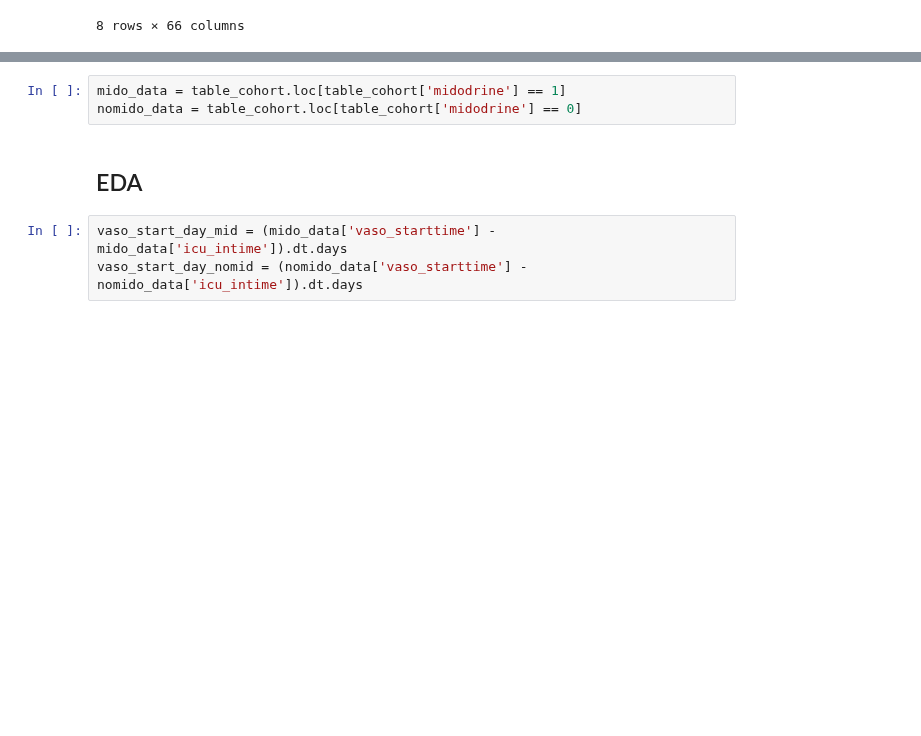
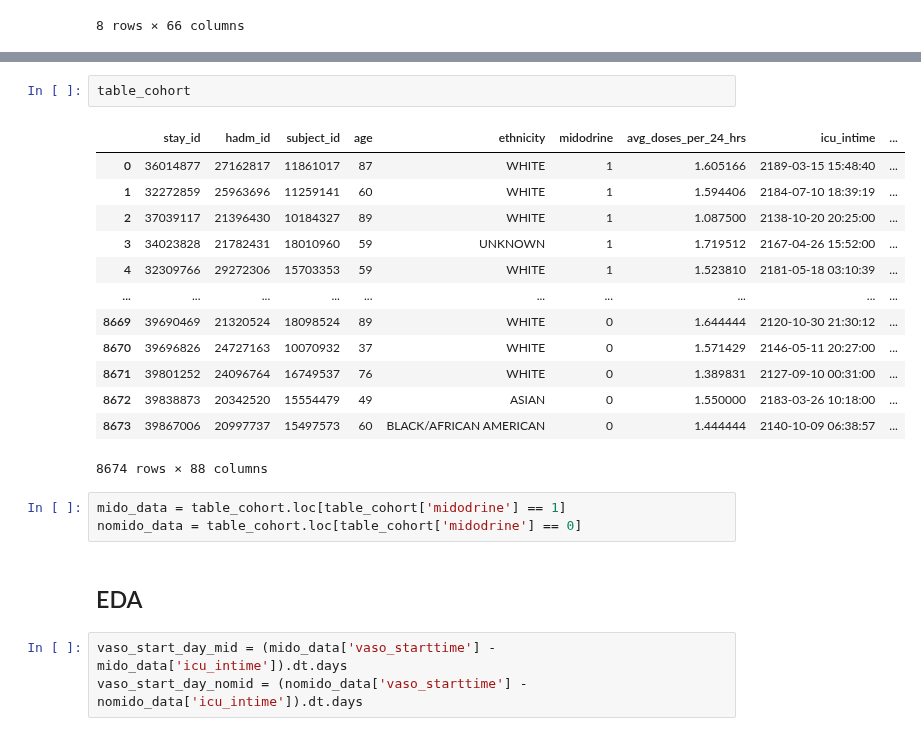
Before and after one commit to Jarvis-BITS/midodrine-mimic-iv, a Jupyter notebook: notebook/01a_feature_importance.ipynb, the cells around one changed output, grey strips where cells are left out. Saved outputs shown, nothing was run; the diff lists cells and outputs as text; blank space fills up the shorter version.

```diff
--- a/notebook/01a_feature_importance.ipynb
+++ b/notebook/01a_feature_importance.ipynb
@@ -88,3 +91,19 @@ memory usage: 5.6+ MB
+# %%
+table_cohort
+# %% [output]
+|  | stay_id | hadm_id | subject_id | age | ethnicity | midodrine | avg_doses_per_24_hrs | icu_intime | ... |
+| 0 | 36014877 | 27162817 | 11861017 | 87 | WHITE | 1 | 1.605166 | 2189-03-15 15:48:40 | ... |
+| 1 | 32272859 | 25963696 | 11259141 | 60 | WHITE | 1 | 1.594406 | 2184-07-10 18:39:19 | ... |
+| 2 | 37039117 | 21396430 | 10184327 | 89 | WHITE | 1 | 1.087500 | 2138-10-20 20:25:00 | ... |
+| 3 | 34023828 | 21782431 | 18010960 | 59 | UNKNOWN | 1 | 1.719512 | 2167-04-26 15:52:00 | ... |
+| 4 | 32309766 | 29272306 | 15703353 | 59 | WHITE | 1 | 1.523810 | 2181-05-18 03:10:39 | ... |
+| ... | ... | ... | ... | ... | ... | ... | ... | ... | ... |
+| 8669 | 39690469 | 21320524 | 18098524 | 89 | WHITE | 0 | 1.644444 | 2120-10-30 21:30:12 | ... |
+| 8670 | 39696826 | 24727163 | 10070932 | 37 | WHITE | 0 | 1.571429 | 2146-05-11 20:27:00 | ... |
+| 8671 | 39801252 | 24096764 | 16749537 | 76 | WHITE | 0 | 1.389831 | 2127-09-10 00:31:00 | ... |
+| 8672 | 39838873 | 20342520 | 15554479 | 49 | ASIAN | 0 | 1.550000 | 2183-03-26 10:18:00 | ... |
+| 8673 | 39867006 | 20997737 | 15497573 | 60 | BLACK/AFRICAN AMERICAN | 0 | 1.444444 | 2140-10-09 06:38:57 | ... |
+8674 rows × 88 columns
 # %%
 mido_data = table_cohort.loc[table_cohort['midodrine'] == 1]
 nomido_data = table_cohort.loc[table_cohort['midodrine'] == 0]
```
Also changed, not shown: parts of 13 cells of this notebook.
